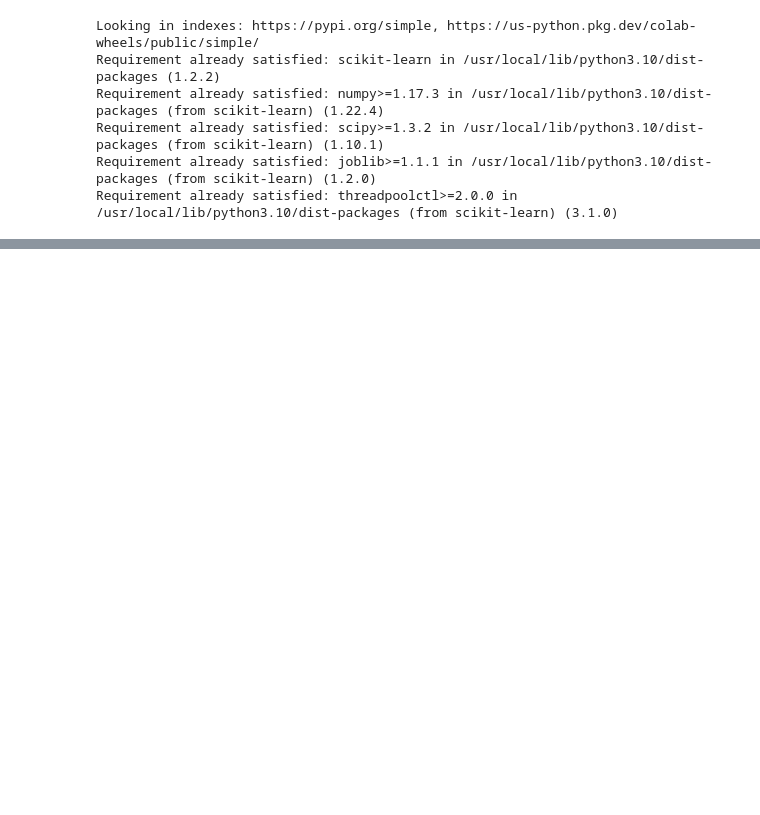
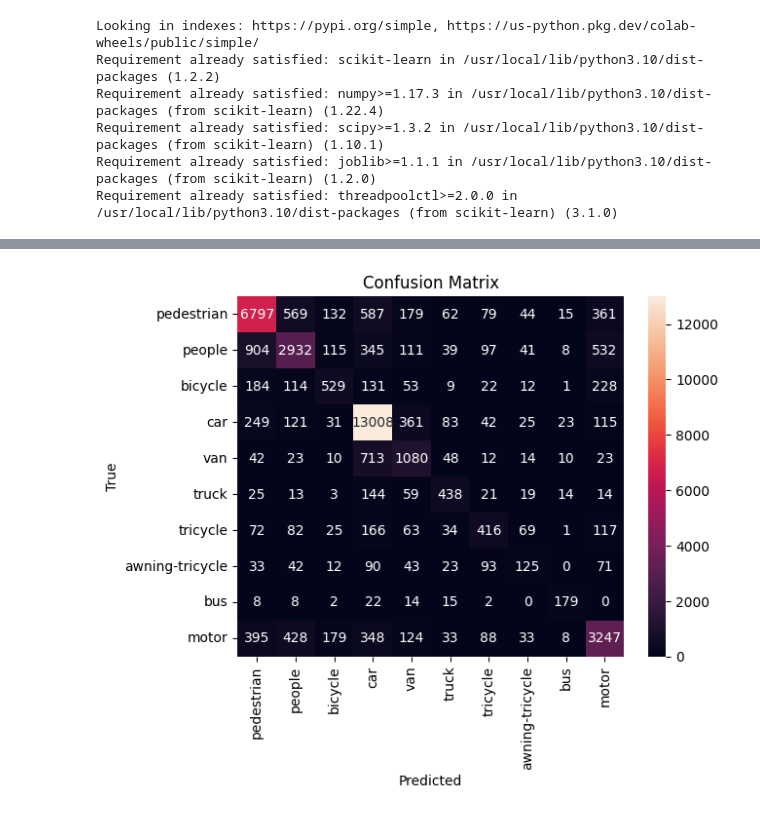
Before and after one commit to youcef-4/VisDrone, a Jupyter notebook: tph_yolov5_on_VisDrone.ipynb, the cells around one changed output, grey strips where cells are left out. Saved outputs shown, nothing was run; the diff lists cells and outputs as text; code cells hidden in the pictures; blank space fills up the shorter version.

```diff
--- a/tph_yolov5_on_VisDrone.ipynb
+++ b/tph_yolov5_on_VisDrone.ipynb
@@ -144,0 +173,35 @@ ValueError: ignored
+# %%
+import seaborn as sns
+import matplotlib.pyplot as plt
+
+# The confusion matrix
+cm = [[ 6797, 569, 132, 587, 179, 62, 79, 44, 15, 361],
+      [ 904, 2932, 115, 345, 111, 39, 97, 41, 8, 532],
+      [ 184, 114, 529, 131, 53, 9, 22, 12, 1, 228],
+      [ 249, 121, 31, 13008, 361, 83, 42, 25, 23, 115],
+      [ 42 ,23 ,10 ,713 ,1080 ,48 ,12 ,14 ,10 ,23],
+      [25 ,13 ,3 ,144 ,59 ,438 ,21 ,19 ,14 ,14],
+      [72 ,82 ,25 ,166 ,63 ,34 ,416 ,69 ,1 ,117],
+      [33 ,42 ,12 ,90 ,43 ,23 ,93 ,125 ,0 ,71],
+      [8 ,8 ,2 ,22 ,14 ,15 ,2 ,0 ,179 ,0],
+      [395 ,428 ,179 ,348 ,124 ,33 ,88 ,33 ,8 ,3247]]
+
+# The class names
+class_names = ['pedestrian', 'people', 'bicycle', 'car', 'van', 'truck', 'tricycle', 'awning-tricycle', 'bus', 'motor']
+
+# Create the heatmap
+sns.heatmap(cm,
+            annot=True,
+            fmt='d',
+            xticklabels=class_names,
+            yticklabels=class_names)
+
+# Add labels and title
+plt.xlabel('Predicted')
+plt.ylabel('True')
+plt.title('Confusion Matrix')
+
+# Show the plot
+plt.show()
+# %% [output]
+[figure, added]
```
Also changed, not shown: parts of 6 cells of this notebook.
